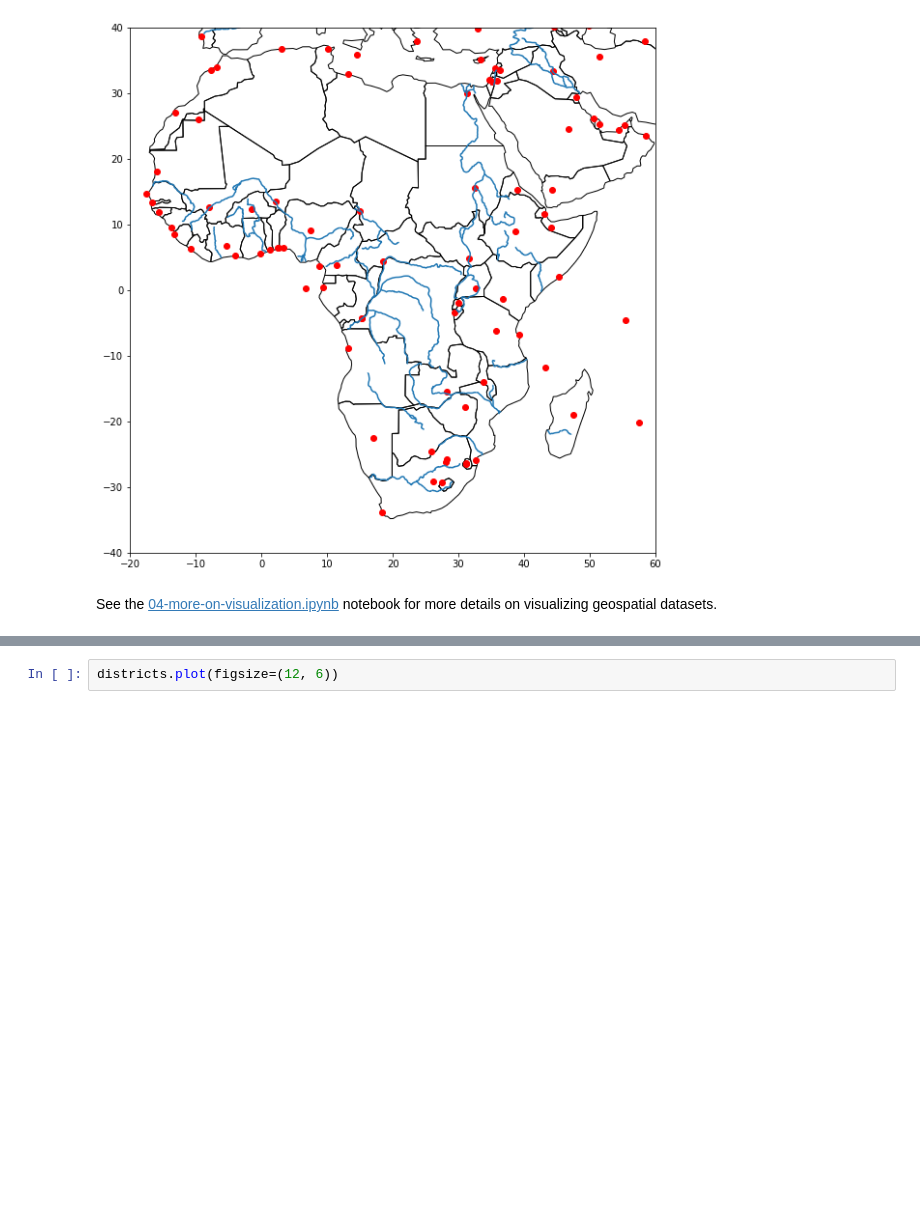
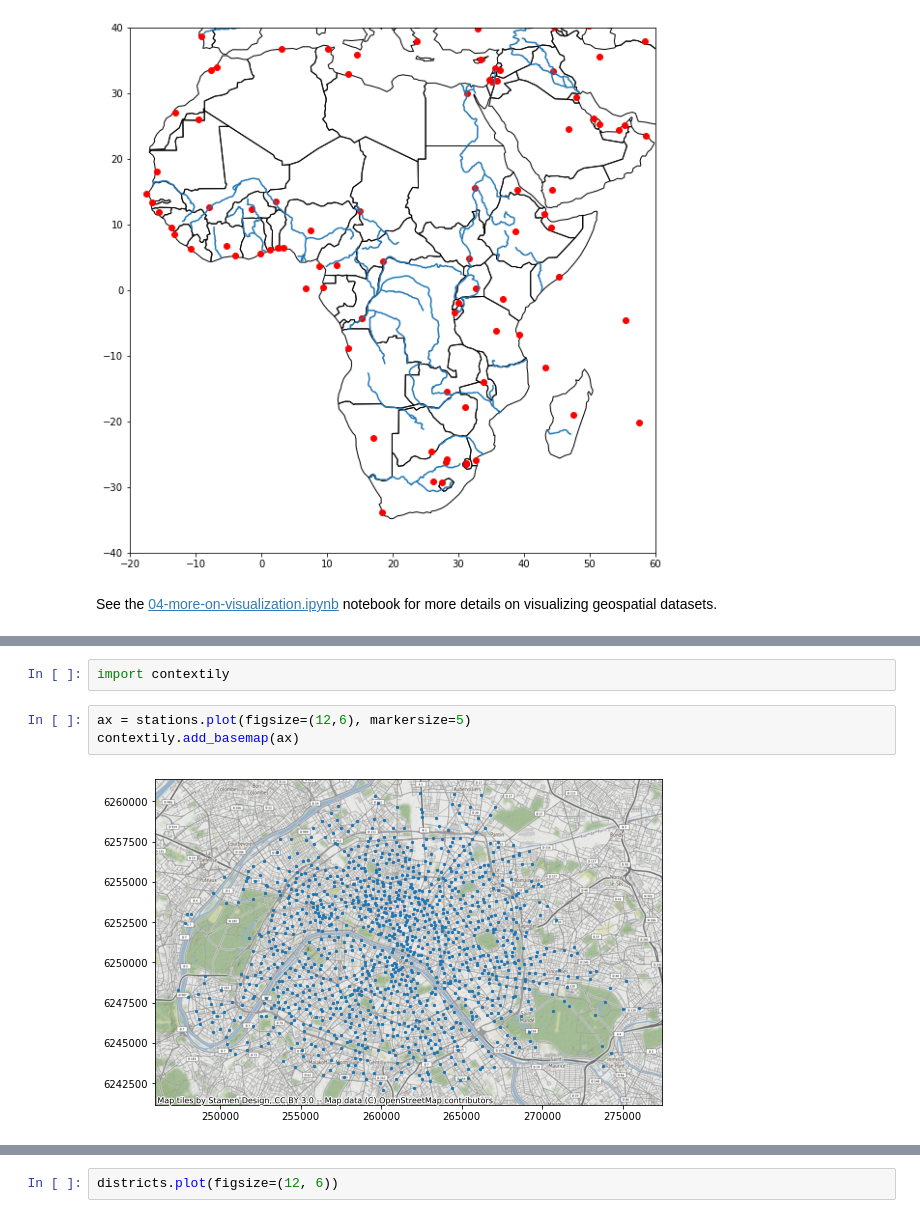
Before and after one commit to jorisvandenbossche/geopandas-tutorial, a Jupyter notebook: _solved/01-introduction-geospatial-data.ipynb, the cells around one changed output, grey strips where cells are left out. Cells and saved outputs as stored; diff of their text form; blank space fills up the shorter version.

```diff
--- a/_solved/01-introduction-geospatial-data.ipynb
+++ b/_solved/01-introduction-geospatial-data.ipynb
@@ -233,0 +301,7 @@ Let's explore those datasets:
+# %%
+import contextily
+# %%
+ax = stations.plot(figsize=(12,6), markersize=5)
+contextily.add_basemap(ax)
+# %% [output]
+[figure, added]
```
Also changed, not shown: parts of 56 cells of this notebook, 37 other files.
